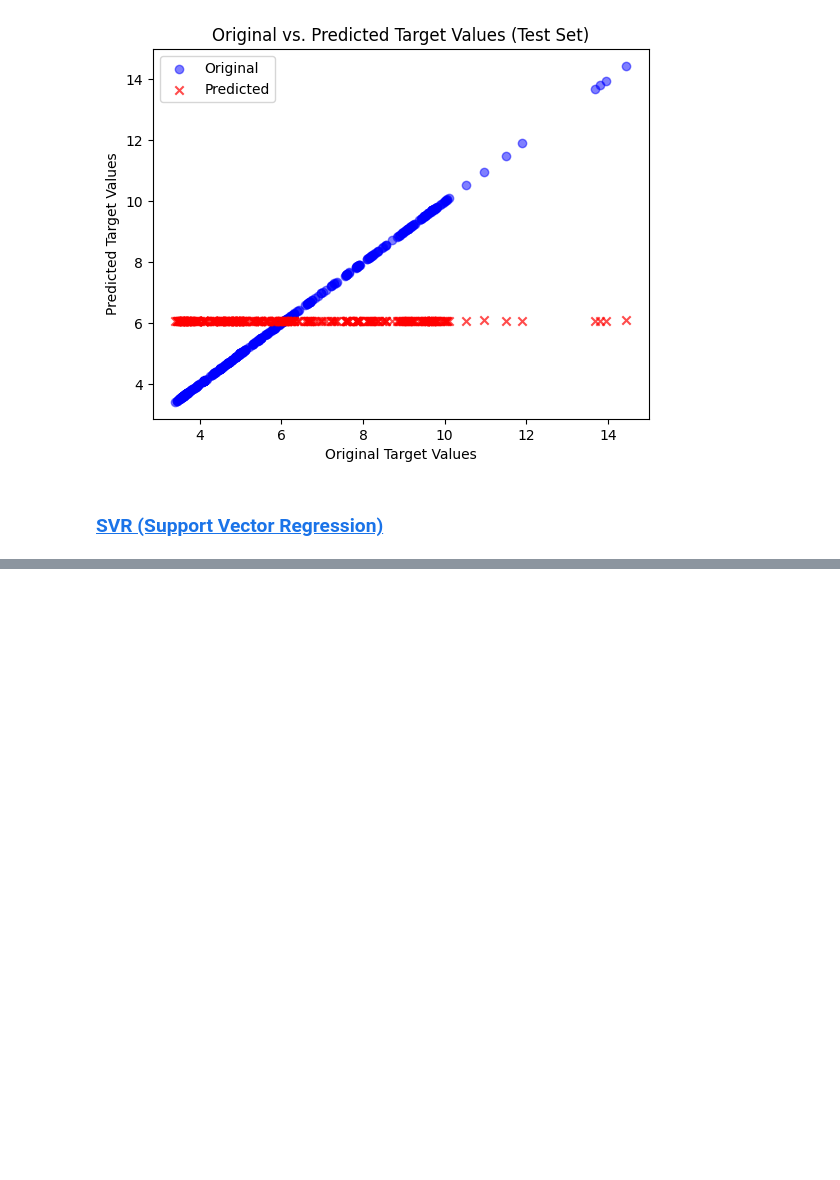
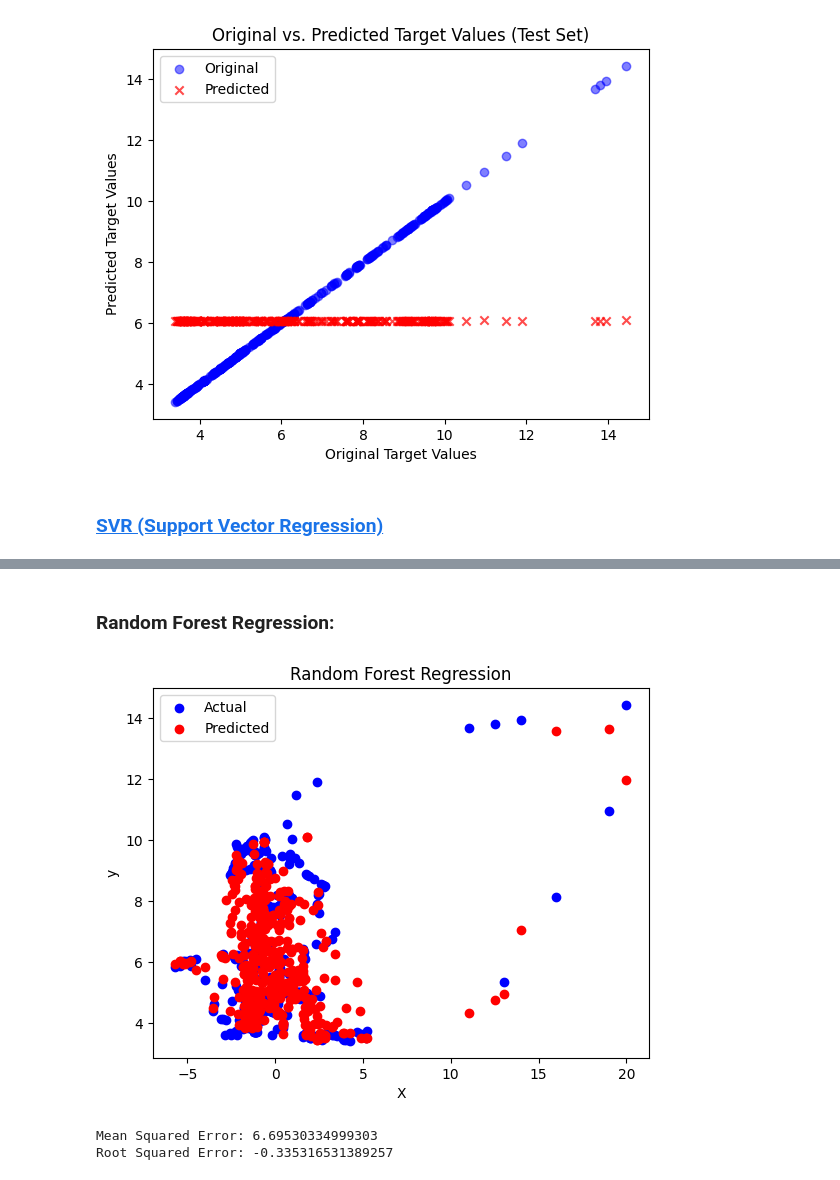
Before and after one commit to Suraj6E/RegressionAnalysis_USD, a Jupyter notebook: DataCleanUP.ipynb, the cells around one changed output, grey strips where cells are left out. Drawn from its saved outputs; the diff is of its cells as text; code cells hidden in the pictures; blank space fills up the shorter version.

Commit message:
random forest regression analysis

```diff
--- a/DataCleanUP.ipynb
+++ b/DataCleanUP.ipynb
@@ -810,0 +813,39 @@ plt.show()
+# %% [markdown]
+### Random Forest Regression:
+# %%
+from sklearn.ensemble import RandomForestRegressor
+
+# Split the data into training and testing sets
+X_train, X_test, y_train, y_test = train_test_split(X, y, test_size=0.2, random_state=42)
+
+# Create a Random Forest Regressor model
+# We'll use 10 decision trees in the ensemble
+model = RandomForestRegressor(n_estimators=10, random_state=42)
+
+# Fit the model to the training data
+model.fit(X_train, y_train)
+
+# Predict the target values for the test data
+y_pred = model.predict(X_test)
+
+# Plot the results
+plt.scatter(X_test, y_test, color='blue', label='Actual')
+plt.scatter(X_test, y_pred, color='red', label='Predicted')
+plt.xlabel('X')
+plt.ylabel('y')
+plt.title('Random Forest Regression')
+plt.legend()
+plt.show()
+# %% [output]
+[figure, added]
+# %%
+# Calculate Mean Squared Error (MSE)
+mse = mean_squared_error(y_test, y_pred)
+print("Mean Squared Error:", mse)
+
+# Calculate Root Mean Squared Error (RMSE)
+r2 = r2_score(y_test, y_pred)
+print("Root Squared Error:", r2)
+# %% [output]
+Mean Squared Error: 6.69530334999303
+Root Squared Error: -0.335316531389257
```
Also changed, not shown: parts of 8 cells of this notebook.
